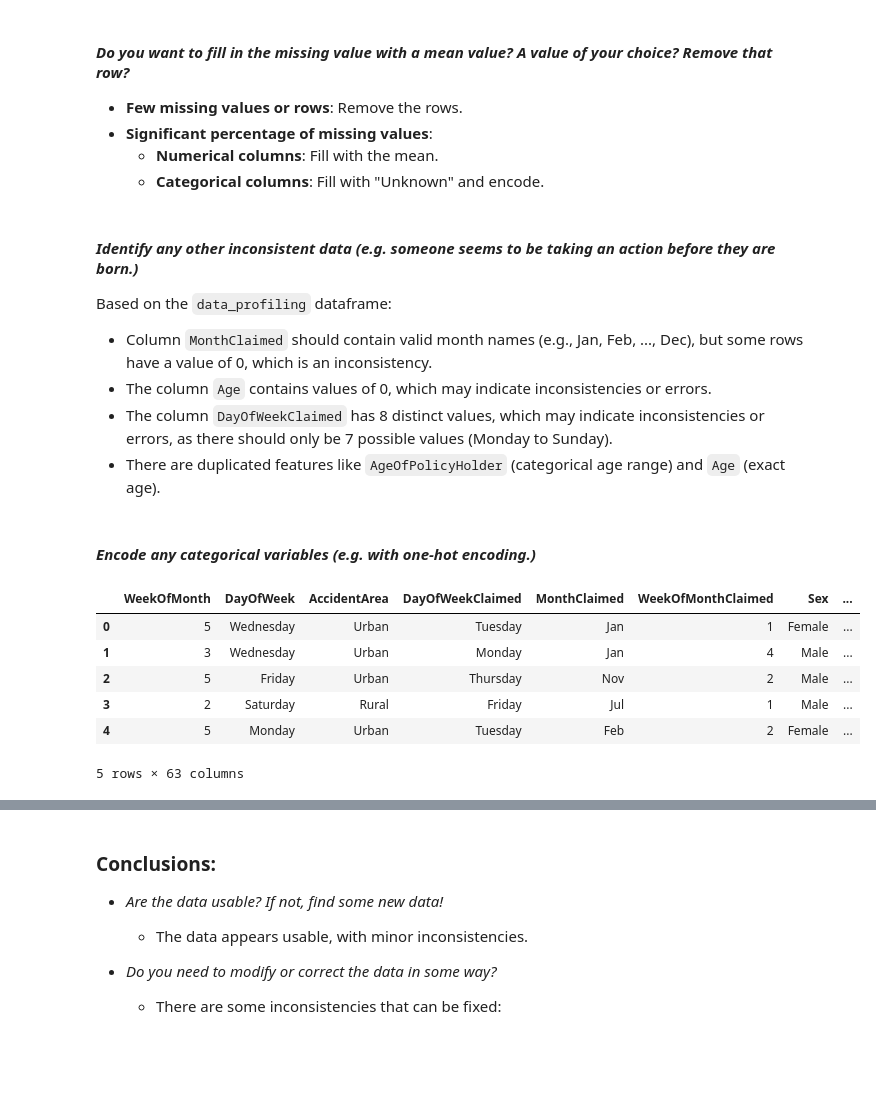
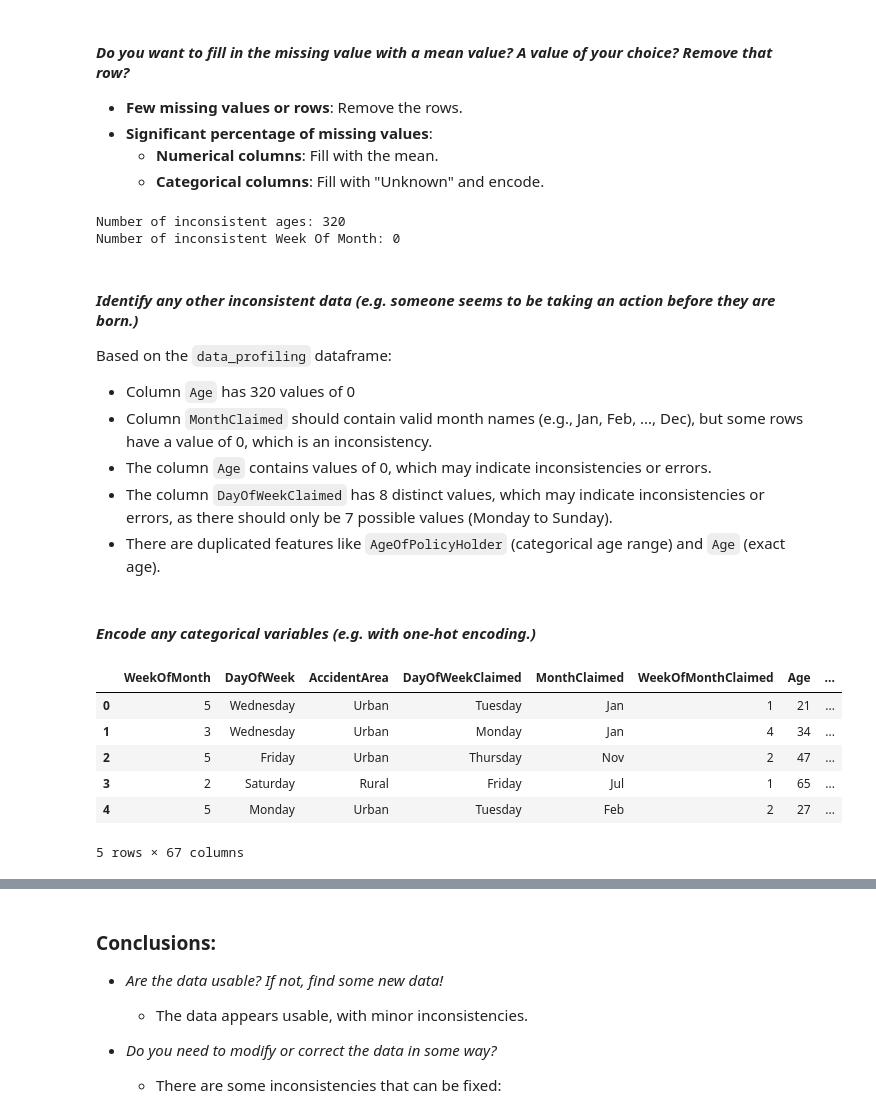
Before and after one commit to SergeyNelyapenkoBU/2025-spring-B2, a Jupyter notebook: OMDS-ModB2-Week02-Nelyapenko-Sergey_carclaims.ipynb, the cells around one changed output, grey strips where cells are left out. Cells and saved outputs as stored; diff of their text form; code cells hidden in the pictures; blank space fills up the shorter version.

```diff
--- a/OMDS-ModB2-Week02-Nelyapenko-Sergey_carclaims.ipynb
+++ b/OMDS-ModB2-Week02-Nelyapenko-Sergey_carclaims.ipynb
@@ -289,10 +289,22 @@ Missing values filled with column means.
 - **Significant percentage of missing values**:
   - **Numerical columns**: Fill with the mean.
   - **Categorical columns**: Fill with "Unknown" and encode.
+# %%
+# Identify inconsistent data (e.g., negative age values)
+inconsistent_age = dataset[dataset["Age"] <= 0]
+print(f"Number of inconsistent ages: {len(inconsistent_age)}")
+
+
+inconsistent_WeekOfMonth  = dataset[dataset["WeekOfMonth"] > 52]
+print(f"Number of inconsistent Week Of Month: {len(inconsistent_WeekOfMonth )}")
+# %% [output]
+Number of inconsistent ages: 320
+Number of inconsistent Week Of Month: 0
 # %% [markdown]
 #### *Identify any other inconsistent data (e.g. someone seems to be taking an action before they are born.)*
 
 Based on the `data_profiling` dataframe:
+ - Column `Age` has 320 values of 0
  - Column `MonthClaimed` should contain valid month names (e.g., Jan, Feb, ..., Dec), but some rows have a value of 0, which is an inconsistency.
  - The column `Age` contains values of 0, which may indicate inconsistencies or errors.
  - The column `DayOfWeekClaimed` has 8 distinct values, which may indicate inconsistencies or errors, as there should only be 7 possible values (Monday to Sunday).
@@ -301,13 +313,13 @@ Based on the `data_profiling` dataframe:
 #### *Encode any categorical variables (e.g. with one-hot encoding.)*
 # %%
 # One-hot encode categorical columns
-dataset_encoded = pd.get_dummies(dataset, columns=['Month', 'Make'])
+dataset_encoded = pd.get_dummies(dataset, columns=['Month', 'Make', 'Sex', 'MaritalStatus'])
 dataset_encoded.head()
 # %% [output]
-|  | WeekOfMonth | DayOfWeek | AccidentArea | DayOfWeekClaimed | MonthClaimed | WeekOfMonthClaimed | Sex | ... |
-| 0 | 5 | Wednesday | Urban | Tuesday | Jan | 1 | Female | ... |
-| 1 | 3 | Wednesday | Urban | Monday | Jan | 4 | Male | ... |
-| 2 | 5 | Friday | Urban | Thursday | Nov | 2 | Male | ... |
-| 3 | 2 | Saturday | Rural | Friday | Jul | 1 | Male | ... |
-| 4 | 5 | Monday | Urban | Tuesday | Feb | 2 | Female | ... |
+|  | WeekOfMonth | DayOfWeek | AccidentArea | DayOfWeekClaimed | MonthClaimed | WeekOfMonthClaimed | Age | ... |
+| 0 | 5 | Wednesday | Urban | Tuesday | Jan | 1 | 21 | ... |
+| 1 | 3 | Wednesday | Urban | Monday | Jan | 4 | 34 | ... |
+| 2 | 5 | Friday | Urban | Thursday | Nov | 2 | 47 | ... |
+| 3 | 2 | Saturday | Rural | Friday | Jul | 1 | 65 | ... |
+| 4 | 5 | Monday | Urban | Tuesday | Feb | 2 | 27 | ... |
-5 rows × 63 columns
+5 rows × 67 columns
```
Also changed, not shown: parts of 2 cells of this notebook, 2 other files.
